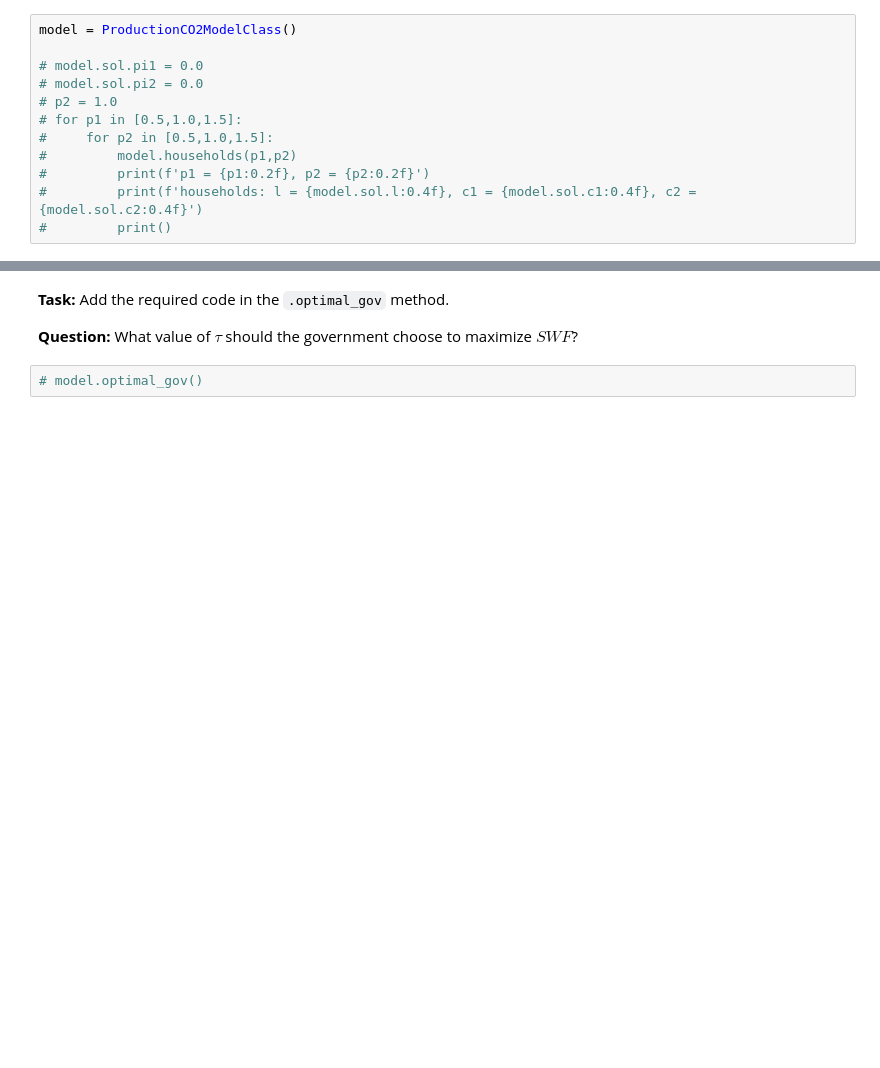
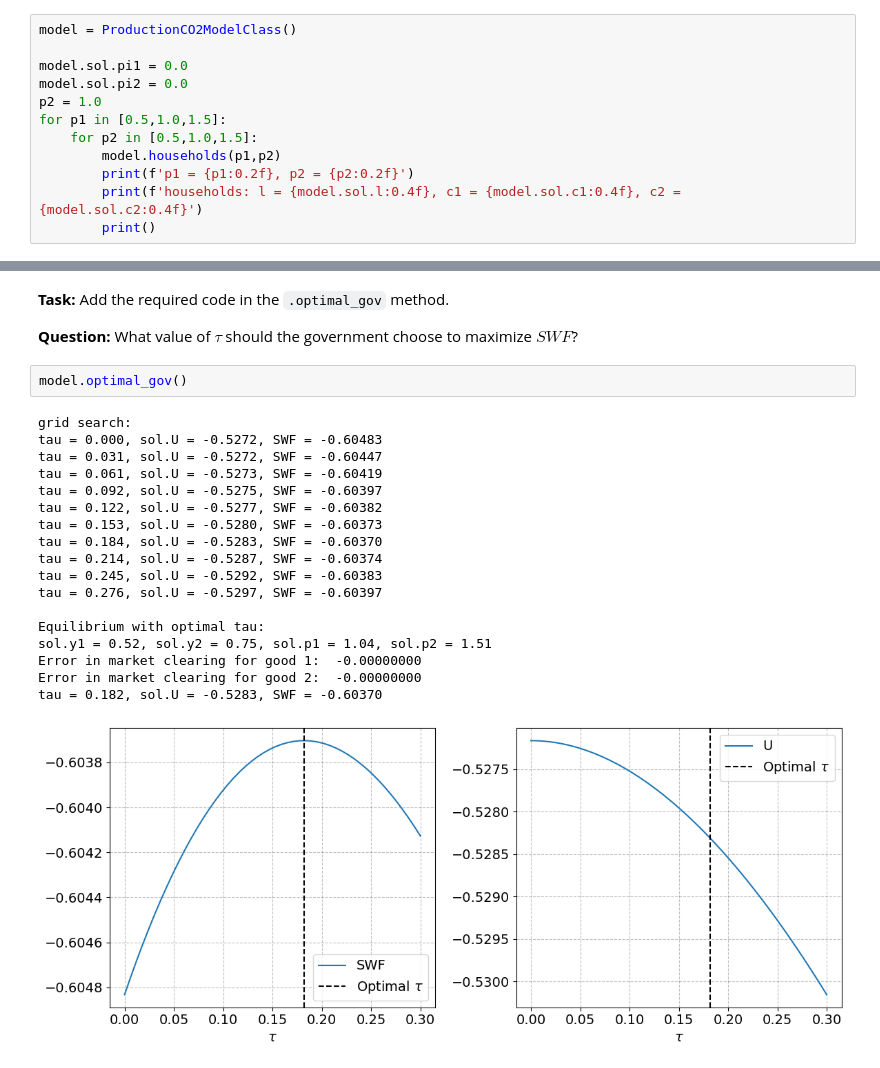
Before and after one commit to emilfriis/ProgEcon-exercises-fork, a Jupyter notebook: Problem_set_6_Walras/Problem_Set_6_Walras.ipynb, the cells around one changed output, grey strips where cells are left out. Drawn from its saved outputs; the diff is of its cells as text; blank space fills up the shorter version.

```diff
--- a/Problem_set_6_Walras/Problem_Set_6_Walras.ipynb
+++ b/Problem_set_6_Walras/Problem_Set_6_Walras.ipynb
@@ -426,12 +494,12 @@ from ProductionCO2Model import ProductionCO2ModelClass
 # %%
 model = ProductionCO2ModelClass()
 
-# model.sol.pi1 = 0.0
-# model.sol.pi2 = 0.0
-# p2 = 1.0
-# for p1 in [0.5,1.0,1.5]:
-#     for p2 in [0.5,1.0,1.5]:
-#         model.households(p1,p2)
-#         print(f'p1 = {p1:0.2f}, p2 = {p2:0.2f}')
-#         print(f'households: l = {model.sol.l:0.4f}, c1 = {model.sol.c1:0.4f}, c2 = {model.sol.c2:0.4f}')
-#         print()
+model.sol.pi1 = 0.0
+model.sol.pi2 = 0.0
+p2 = 1.0
+for p1 in [0.5,1.0,1.5]:
+    for p2 in [0.5,1.0,1.5]:
+        model.households(p1,p2)
+        print(f'p1 = {p1:0.2f}, p2 = {p2:0.2f}')
+        print(f'households: l = {model.sol.l:0.4f}, c1 = {model.sol.c1:0.4f}, c2 = {model.sol.c2:0.4f}')
+        print()
@@ -470,4 +581,23 @@ model = ProductionCO2ModelClass()
 
 **Question:** What value of $\tau$ should the government choose to maximize $SWF$?
 # %%
-# model.optimal_gov()
+model.optimal_gov()
+# %% [output]
+grid search:
+tau = 0.000, sol.U = -0.5272, SWF = -0.60483
+tau = 0.031, sol.U = -0.5272, SWF = -0.60447
+tau = 0.061, sol.U = -0.5273, SWF = -0.60419
+tau = 0.092, sol.U = -0.5275, SWF = -0.60397
+tau = 0.122, sol.U = -0.5277, SWF = -0.60382
+tau = 0.153, sol.U = -0.5280, SWF = -0.60373
+tau = 0.184, sol.U = -0.5283, SWF = -0.60370
+tau = 0.214, sol.U = -0.5287, SWF = -0.60374
+tau = 0.245, sol.U = -0.5292, SWF = -0.60383
+tau = 0.276, sol.U = -0.5297, SWF = -0.60397
+
+Equilibrium with optimal tau:
+sol.y1 = 0.52, sol.y2 = 0.75, sol.p1 = 1.04, sol.p2 = 1.51
+Error in market clearing for good 1:  -0.00000000
+Error in market clearing for good 2:  -0.00000000
+tau = 0.182, sol.U = -0.5283, SWF = -0.60370
+[figure, added]
```
Also changed, not shown: parts of 7 cells of this notebook, 1 other file.
